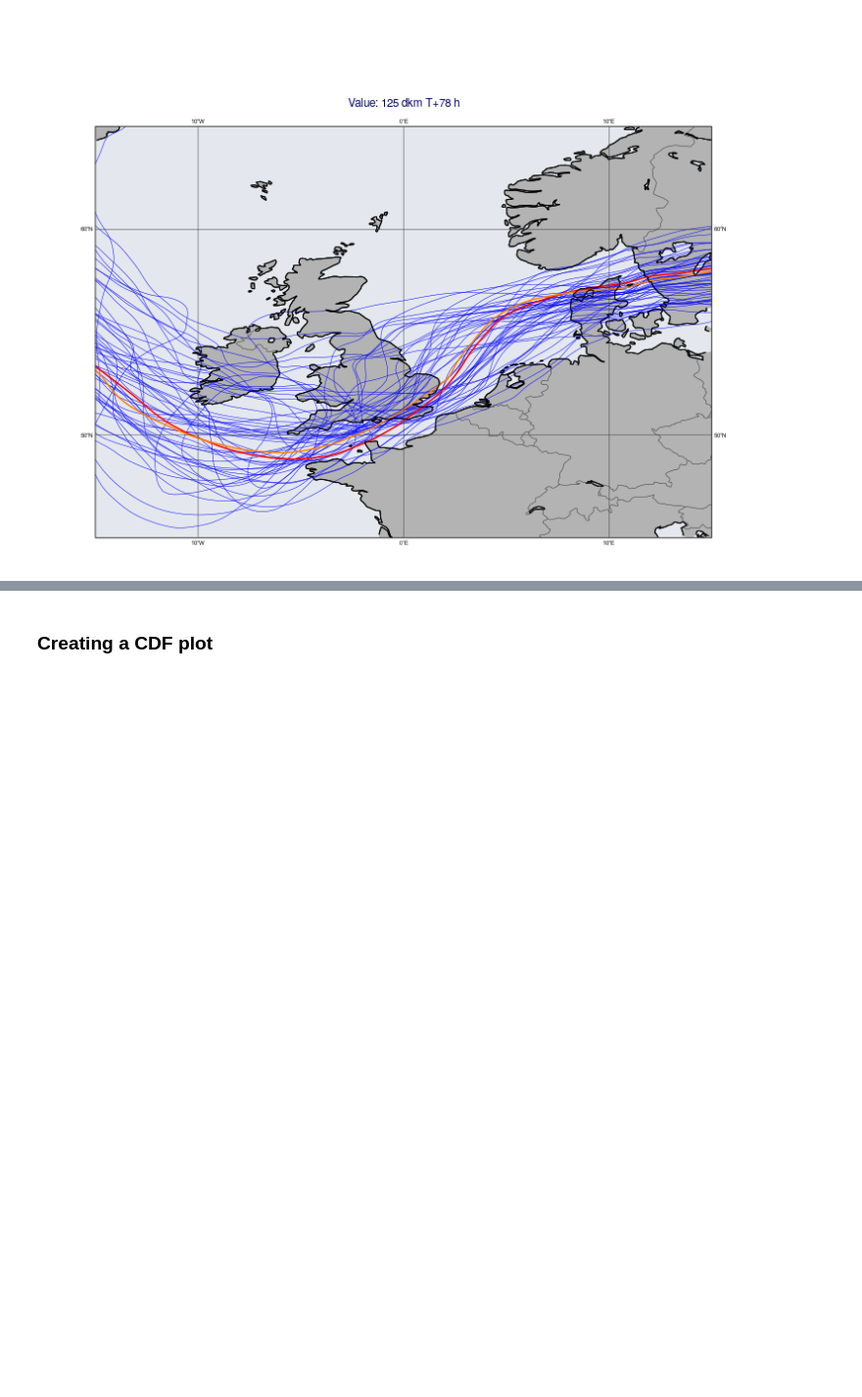
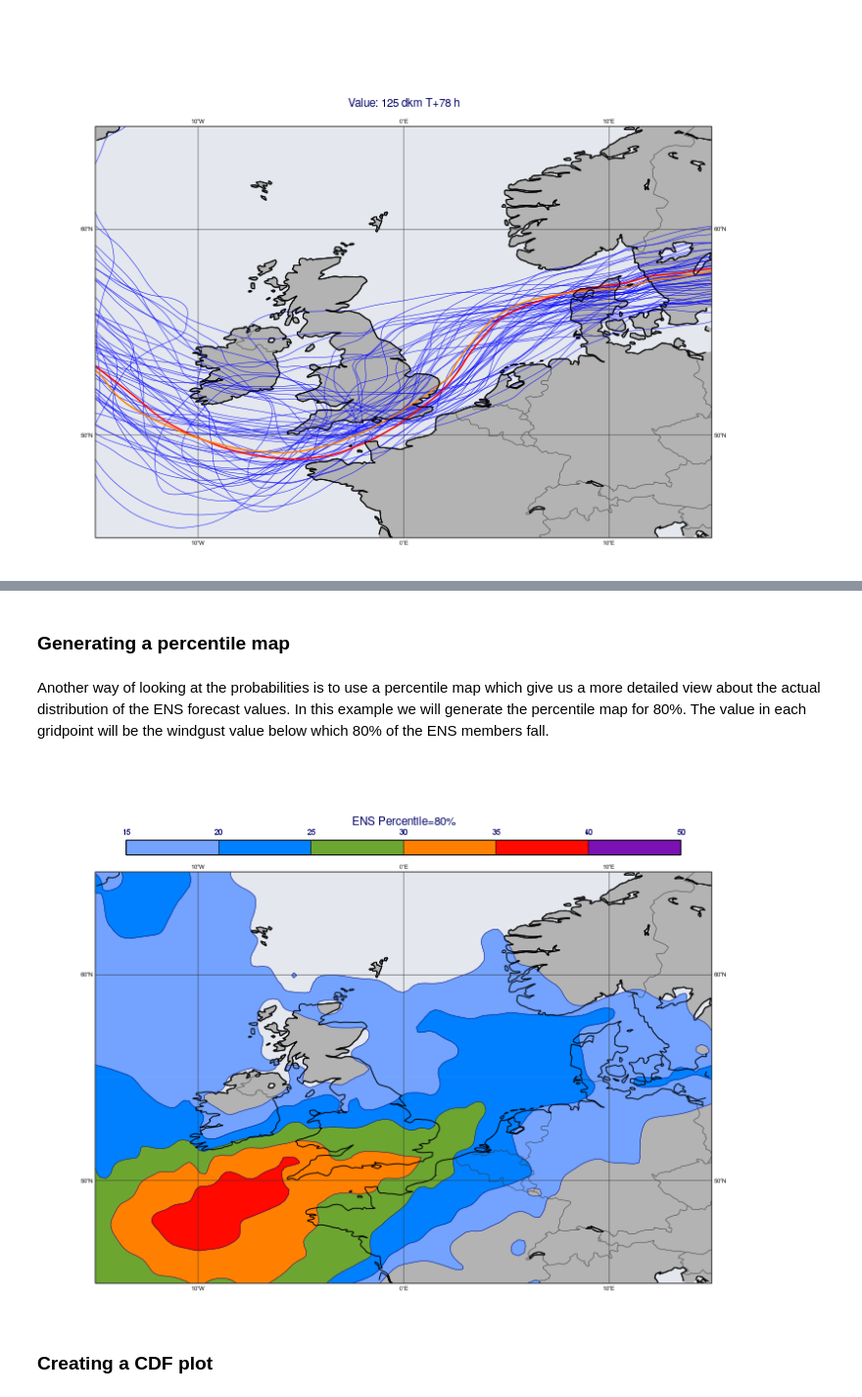
Before and after one commit to ecmwf/metview-python, a Jupyter notebook: examples/ens_computing_plotting.ipynb, the cells around one changed output, grey strips where cells are left out. Shown at 98% size. Saved outputs shown, nothing was run; the diff lists cells and outputs as text; code cells hidden in the pictures; blank space fills up the shorter version.

```diff
--- a/examples/ens_computing_plotting.ipynb
+++ b/examples/ens_computing_plotting.ipynb
@@ -292,3 +290,16 @@ mv.plot(view, plt_lst, cont_pf,
+# %% [markdown]
+### Generating a percentile map
+# %% [markdown]
+Another way of looking at the probabilities is to use a percentile map which give us a more detailed view about the actual distribution of the ENS forecast values. In this example we will generate the percentile map for 80%. The value in each gridpoint will be the windgust value below which 80% of the ENS members fall.
+# %%
+perc = mv.percentile(data=en, percentiles=80)
+
+perc_title = mv.mtext(text_lines=["ENS Percentile=80%"],
+                      text_font_size=0.5)
+
+mv.plot(view, perc, wgust_shade, legend, perc_title)
+# %% [output]
+[figure, added]
 # %% [markdown]
 ### Creating a CDF plot
 # %% [markdown]
```
Also changed, not shown: parts of 15 cells of this notebook.
